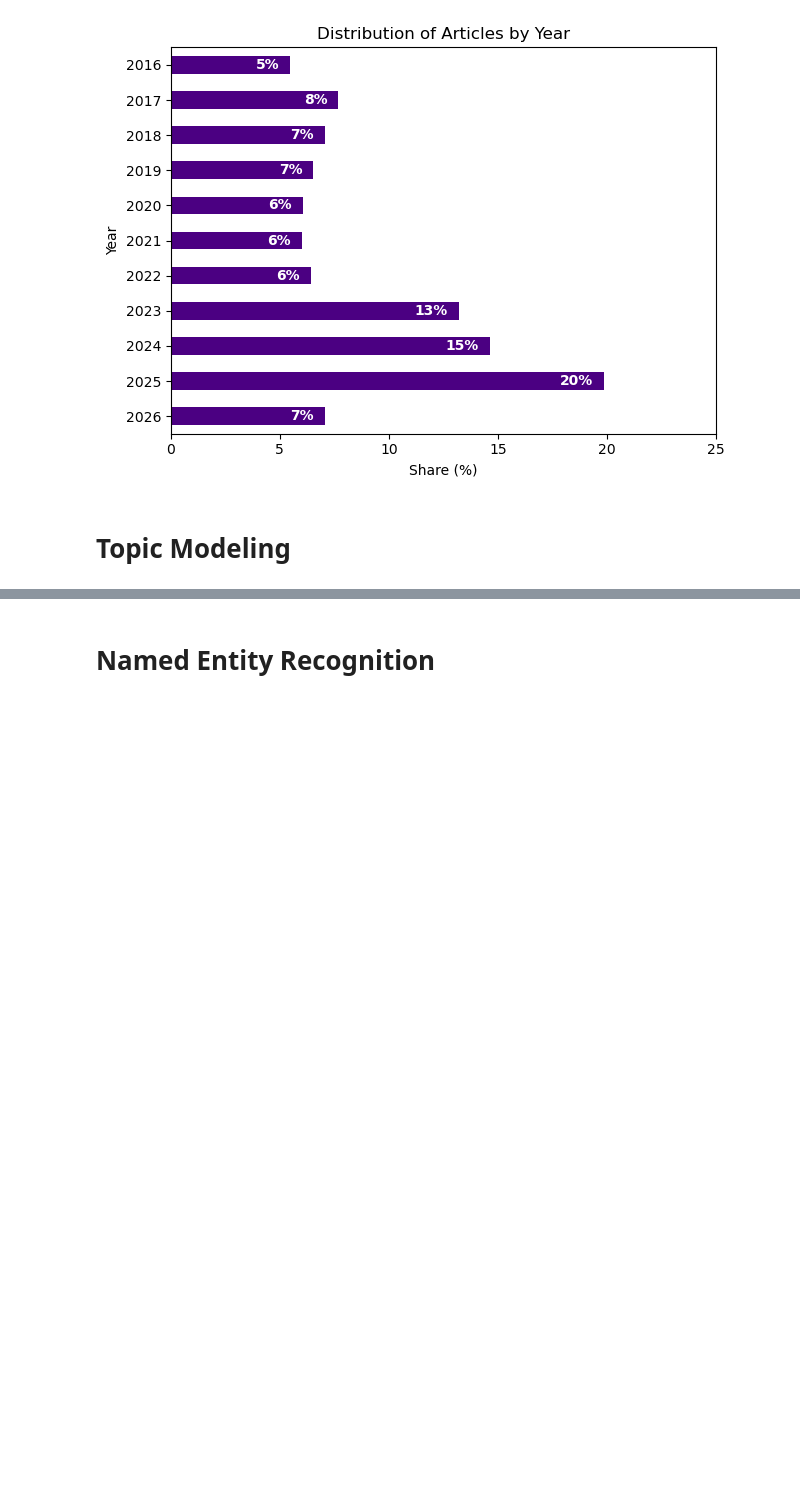
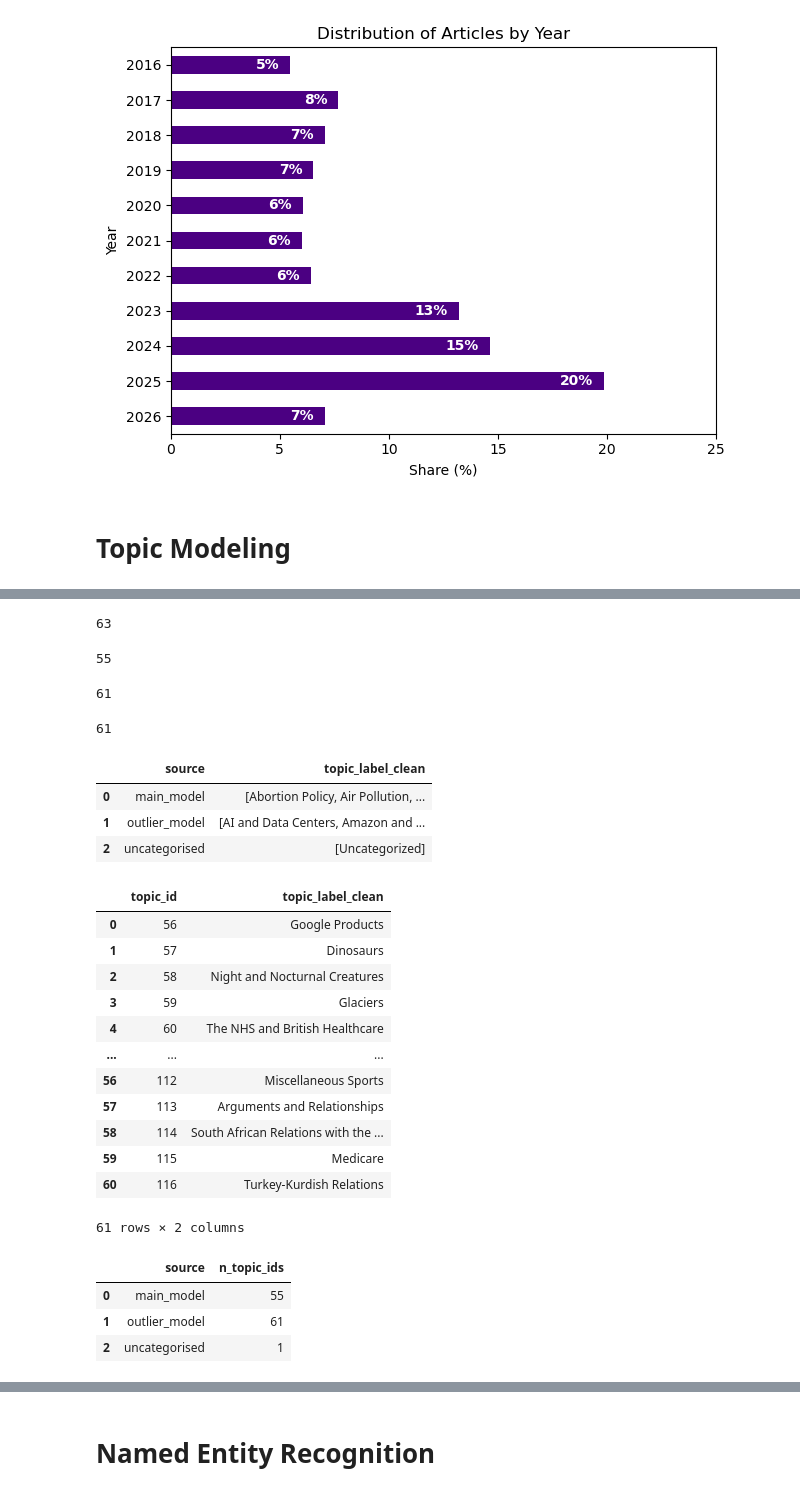
Before and after one commit to PeterdeGuzman/RAGuardianNews, a Jupyter notebook: Experimentation and QC/plots.ipynb, the cells around one changed output, grey strips where cells are left out. Saved outputs shown, nothing was run; the diff lists cells and outputs as text; code cells hidden in the pictures; blank space fills up the shorter version.

```diff
--- a/Experimentation and QC/plots.ipynb
+++ b/Experimentation and QC/plots.ipynb
@@ -135,0 +256,79 @@ plt.show()
+# %%
+# total number of topics from second model
+# article_topics_outliers
+con = duckdb.connect("../guardian_articles.duckdb", read_only=True)
+df_topics_outliers = con.execute(
+    """
+    SELECT *
+    FROM article_topics_outliers
+    """
+).df()
+# df_topics_outliers
+con.close()
+# df_topics_outliers.columns.tolist()
+df_topics_outliers["outlier_topic_label"].nunique()
+# %% [output]
+63
+# %%
+second_model = df_topics_labelled[df_topics_labelled["source"] == "outlier_model"]
+# %%
+first_model["topic_label_clean"].nunique()
+# %% [output]
+55
+# %%
+second_model["topic_label_clean"].nunique()
+# %% [output]
+61
+# %%
+second_model["topic_label"].nunique()
+# %% [output]
+61
+# %%
+df_grouped = (
+    df_topics_labelled.groupby("source")["topic_label_clean"]
+    .apply(lambda x: sorted(x.unique()))
+    .reset_index()
+)
+
+df_grouped
+# %% [output]
+|  | source | topic_label_clean |
+| 0 | main_model | [Abortion Policy, Air Pollution, ... |
+| 1 | outlier_model | [AI and Data Centers, Amazon and ... |
+| 2 | uncategorised | [Uncategorized] |
+# %%
+topic_lookup = (
+    second_model[["topic_id", "topic_label_clean"]]
+    .drop_duplicates()
+    .sort_values("topic_id")
+    .reset_index(drop=True)
+)
+
+topic_lookup
+# %% [output]
+|  | topic_id | topic_label_clean |
+| 0 | 56 | Google Products |
+| 1 | 57 | Dinosaurs |
+| 2 | 58 | Night and Nocturnal Creatures |
+| 3 | 59 | Glaciers |
+| 4 | 60 | The NHS and British Healthcare |
+| ... | ... | ... |
+| 56 | 112 | Miscellaneous Sports |
+| 57 | 113 | Arguments and Relationships |
+| 58 | 114 | South African Relations with the ... |
+| 59 | 115 | Medicare |
+| 60 | 116 | Turkey-Kurdish Relations |
+61 rows × 2 columns
+# %%
+topic_counts = (
+    df_topics_labelled.groupby("source")["topic_id"]
+    .nunique()
+    .reset_index(name="n_topic_ids")
+)
+
+topic_counts
+# %% [output]
+|  | source | n_topic_ids |
+| 0 | main_model | 55 |
+| 1 | outlier_model | 61 |
+| 2 | uncategorised | 1 |
```
Also changed, not shown: parts of 17 cells of this notebook, 1 other file.
